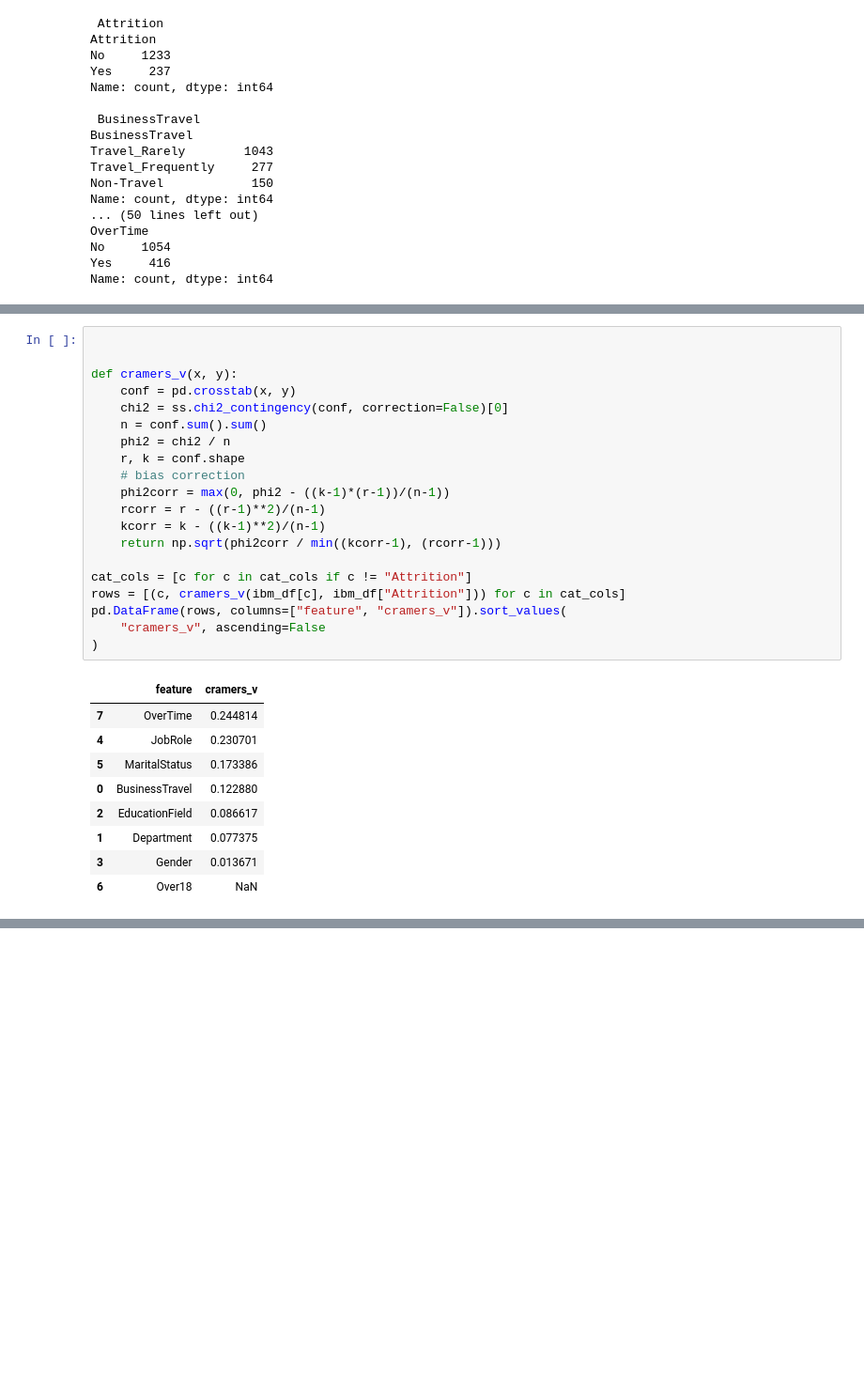
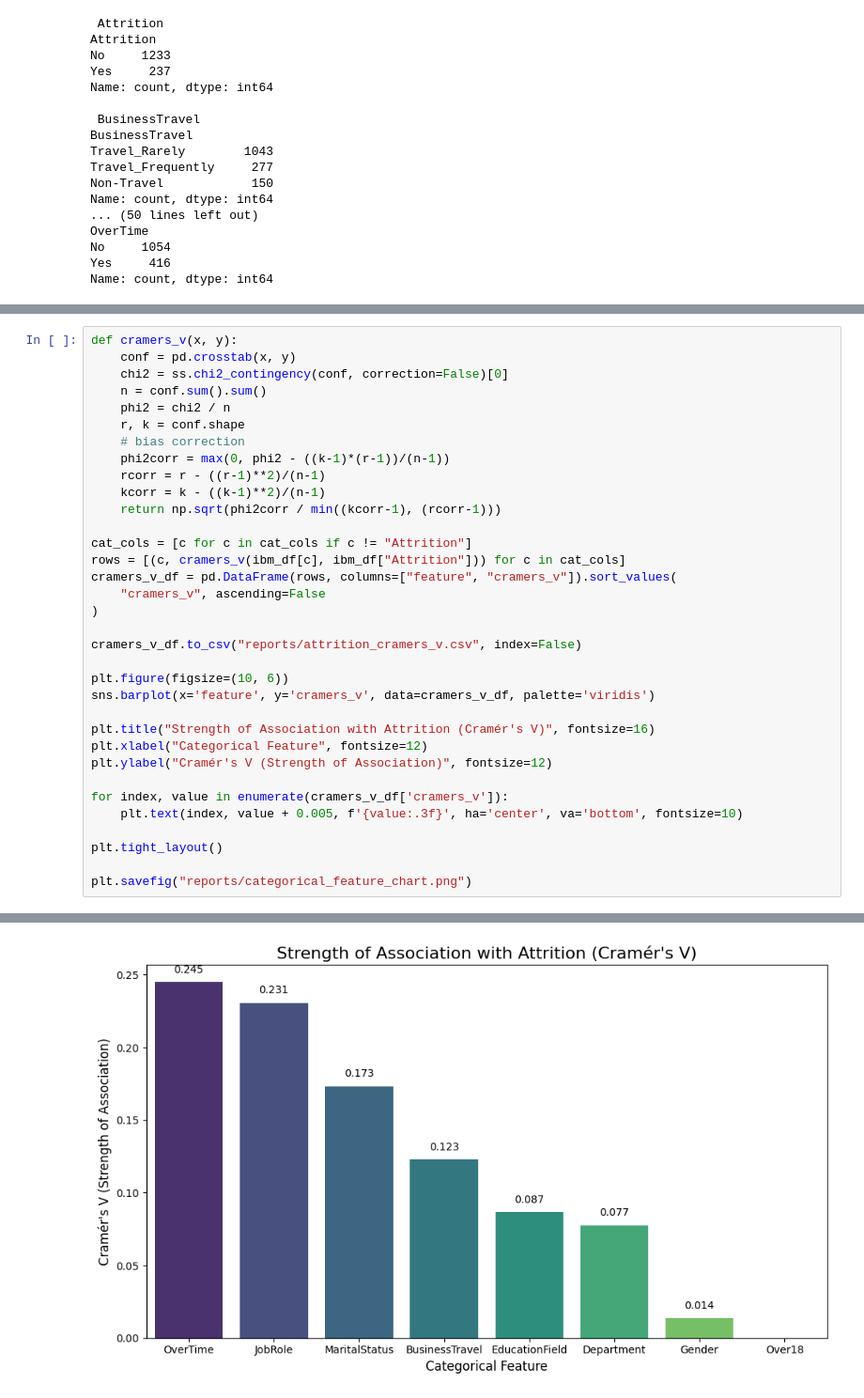
Before and after one commit to HiIamInfi/ibm-hr-data-challenge, a Jupyter notebook: src/ibm_hr_analysis.ipynb, the cells around one changed output, grey strips where cells are left out. Shown: that part at 94% size. Drawn from its saved outputs; the diff is of its cells as text; blank space fills up the shorter version.

```diff
--- a/src/ibm_hr_analysis.ipynb
+++ b/src/ibm_hr_analysis.ipynb
@@ -203,6 +212,4 @@ pd.DataFrame(rows, columns=["feature", "r_pb", "p_value"]).sort_values(
 # %%
-
-
 def cramers_v(x, y):
     conf = pd.crosstab(x, y)
     chi2 = ss.chi2_contingency(conf, correction=False)[0]
@@ -217,16 +224,23 @@ def cramers_v(x, y):
 
 cat_cols = [c for c in cat_cols if c != "Attrition"]
 rows = [(c, cramers_v(ibm_df[c], ibm_df["Attrition"])) for c in cat_cols]
-pd.DataFrame(rows, columns=["feature", "cramers_v"]).sort_values(
+cramers_v_df = pd.DataFrame(rows, columns=["feature", "cramers_v"]).sort_values(
     "cramers_v", ascending=False
 )
+
+cramers_v_df.to_csv("reports/attrition_cramers_v.csv", index=False)
+
+plt.figure(figsize=(10, 6))
+sns.barplot(x='feature', y='cramers_v', data=cramers_v_df, palette='viridis')
+
+plt.title("Strength of Association with Attrition (Cramér's V)", fontsize=16)
+plt.xlabel("Categorical Feature", fontsize=12)
+plt.ylabel("Cramér's V (Strength of Association)", fontsize=12)
+
+for index, value in enumerate(cramers_v_df['cramers_v']):
+    plt.text(index, value + 0.005, f'{value:.3f}', ha='center', va='bottom', fontsize=10)
+
+plt.tight_layout()
+
+plt.savefig("reports/categorical_feature_chart.png")
 # %% [output]
-|  | feature | cramers_v |
-| 7 | OverTime | 0.244814 |
-| 4 | JobRole | 0.230701 |
-| 5 | MaritalStatus | 0.173386 |
-| 0 | BusinessTravel | 0.122880 |
-| 2 | EducationField | 0.086617 |
-| 1 | Department | 0.077375 |
-| 3 | Gender | 0.013671 |
-| 6 | Over18 | NaN |
@@ -232,0 +255 @@ pd.DataFrame(rows, columns=["feature", "cramers_v"]).sort_values(
+[figure, added]
```
Also changed, not shown: parts of 20 cells of this notebook, 13 other files.
